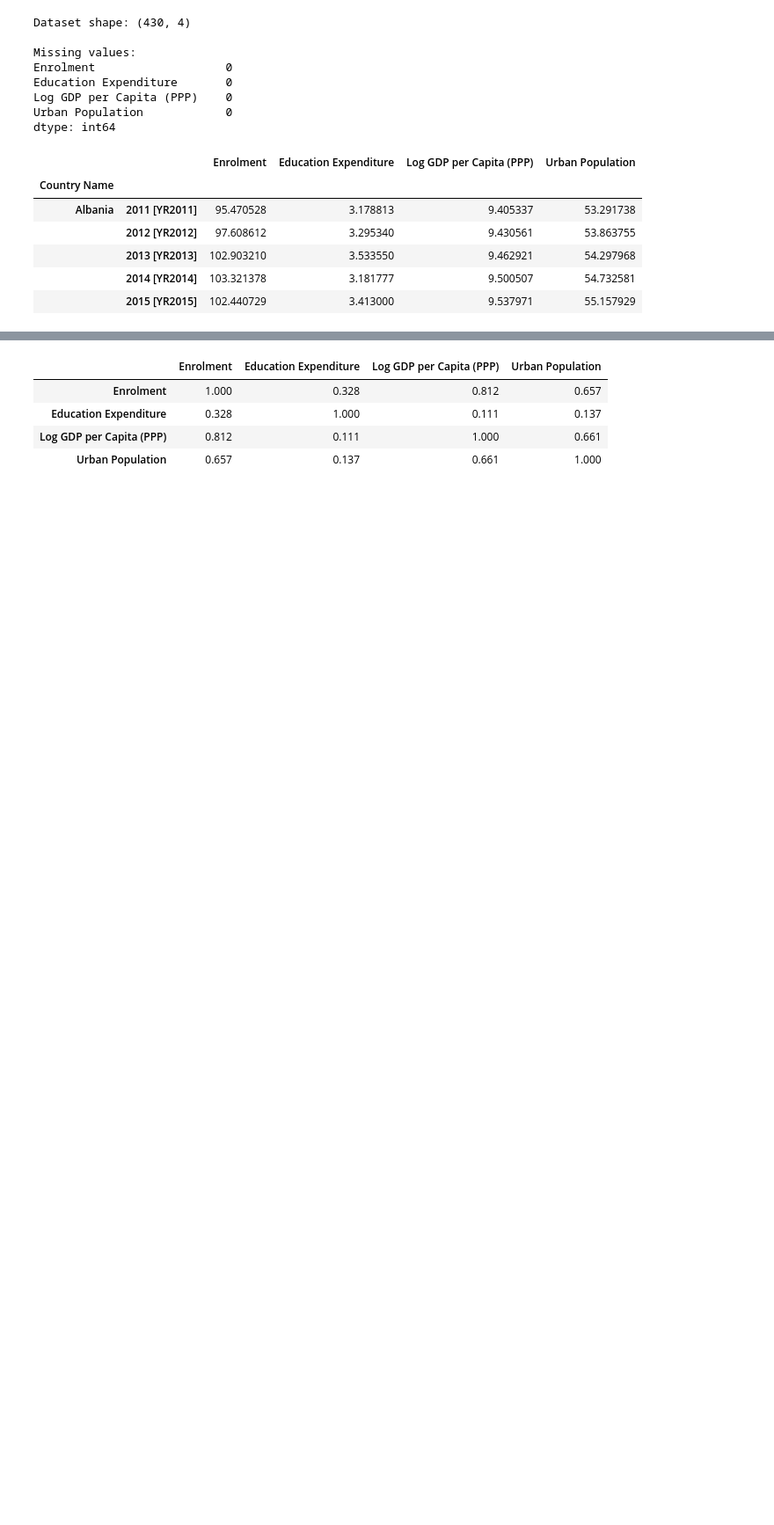
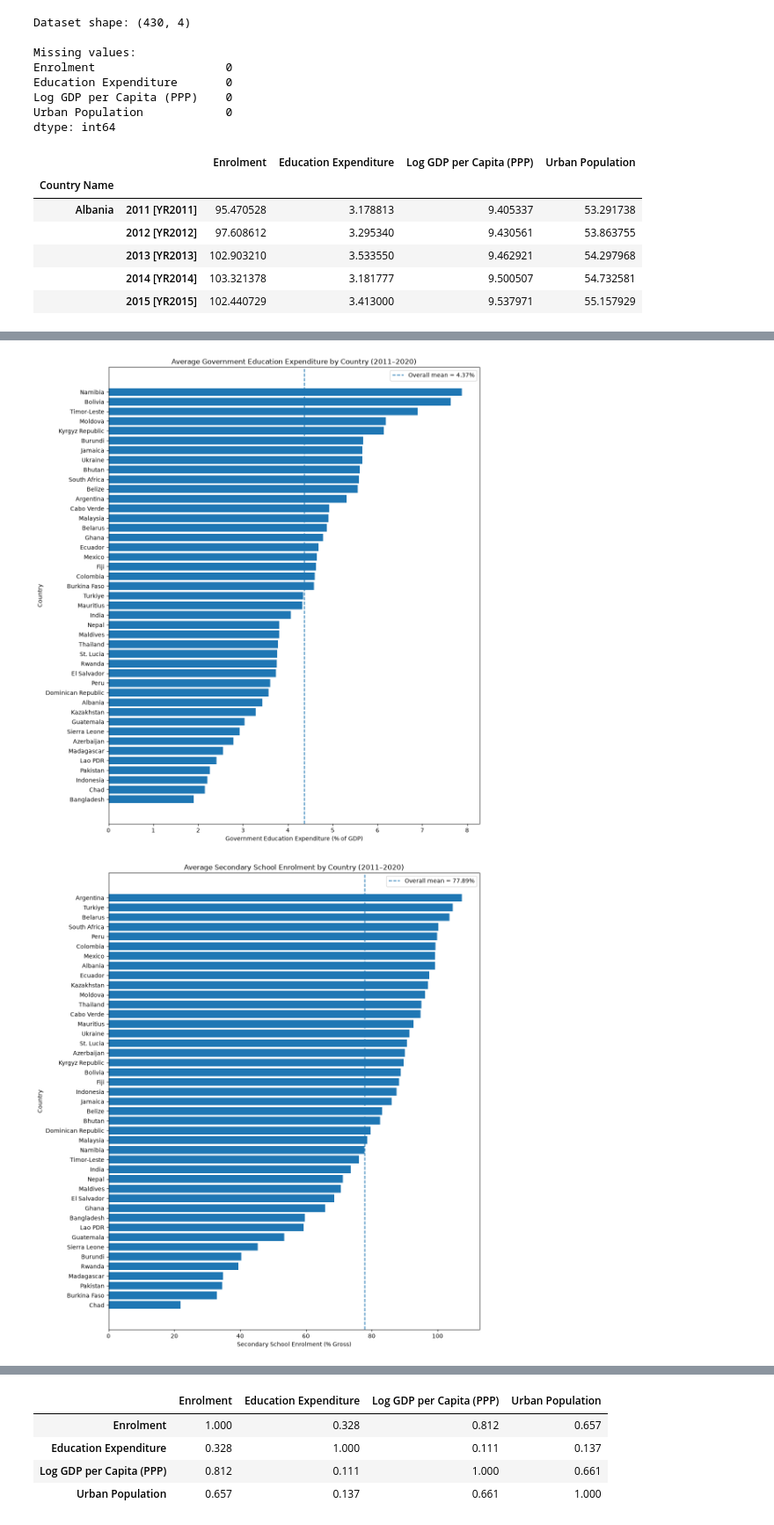
Before and after one commit to ani-research/WDI-GMM-Exercise, a Jupyter notebook: Ecotrix.ipynb, the cells around one changed output, grey strips where cells are left out. Shown at 88% size. Drawn from its saved outputs; the diff is of its cells as text; code cells hidden in the pictures; blank space fills up the shorter version.

```diff
--- a/Ecotrix.ipynb
+++ b/Ecotrix.ipynb
@@ -886,0 +958,66 @@ display(descriptive_stats.round(3))
+# %%
+expenditure = pd.read_csv("Expenditure_DS.csv")
+enrolment = pd.read_csv("Enrolment_DS.csv")
+aggregate = pd.read_csv("Aggregate_DS.csv")
+
+# Overall pooled means
+expenditure_mean = aggregate.iloc[0]["Mean"]
+enrolment_mean = aggregate.iloc[1]["Mean"]
+
+# Sort countries by their respective means
+expenditure = expenditure.sort_values("Mean")
+enrolment = enrolment.sort_values("Mean")
+
+
+# Graph 1: Government education expenditure
+
+
+plt.figure(figsize=(11, 12))
+
+plt.barh(
+    expenditure["Country Name"],
+    expenditure["Mean"]
+)
+
+plt.axvline(
+    expenditure_mean,
+    linestyle="--",
+    linewidth=1.5,
+    label=f"Overall mean = {expenditure_mean:.2f}%"
+)
+
+plt.xlabel("Government Education Expenditure (% of GDP)")
+plt.ylabel("Country")
+plt.title("Average Government Education Expenditure by Country (2011–2020)")
+plt.legend()
+plt.tight_layout()
+plt.show()
+
+
+
+# Graph 2: Secondary school enrolment
+
+
+plt.figure(figsize=(11, 12))
+
+plt.barh(
+    enrolment["Country Name"],
+    enrolment["Mean"]
+)
+
+plt.axvline(
+    enrolment_mean,
+    linestyle="--",
+    linewidth=1.5,
+    label=f"Overall mean = {enrolment_mean:.2f}%"
+)
+
+plt.xlabel("Secondary School Enrolment (% Gross)")
+plt.ylabel("Country")
+plt.title("Average Secondary School Enrolment by Country (2011–2020)")
+plt.legend()
+plt.tight_layout()
+plt.show()
+# %% [output]
+[figure, added]
+[figure, added]
```
Also changed, not shown: parts of 26 cells of this notebook, 3 other files.
